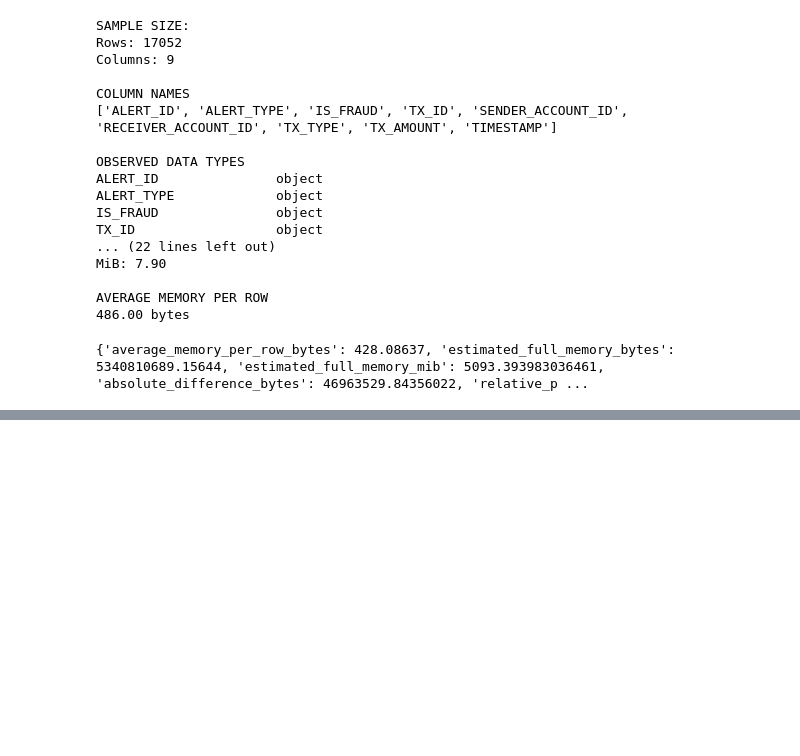
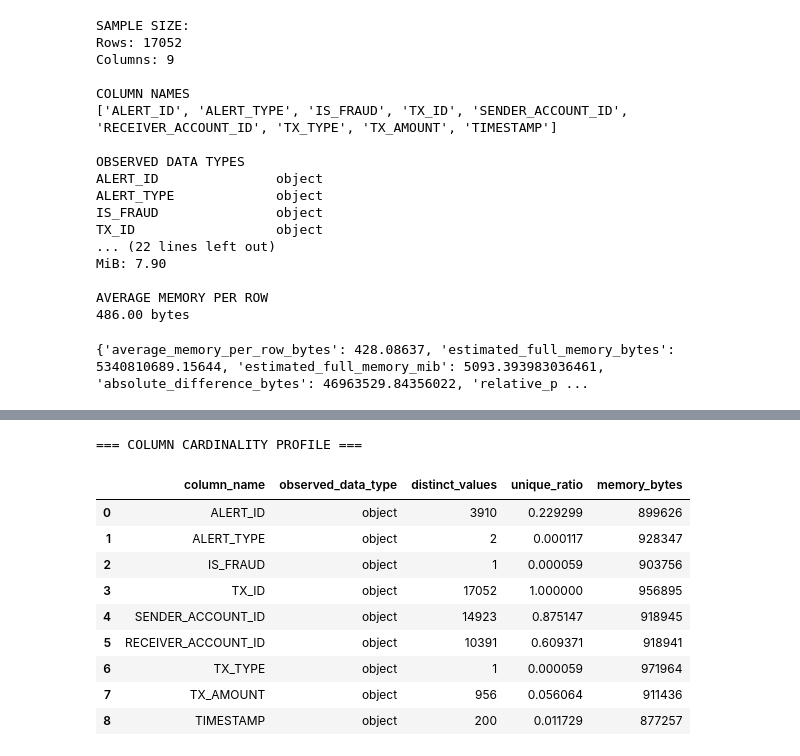
Before and after one commit to ankan-sxc/Coordinated-Fraud-Ring-Detection-Investigation, a Jupyter notebook: notebooks/02_AMLSim_Data_Engineering_moduleB.ipynb, the cells around one changed output, grey strips where cells are left out. Cells and saved outputs as stored; diff of their text form; code cells hidden in the pictures; blank space fills up the shorter version.

Commit message:
Done: Moudule B1.3.3 - Cardinality Inspection

```diff
--- a/notebooks/02_AMLSim_Data_Engineering_moduleB.ipynb
+++ b/notebooks/02_AMLSim_Data_Engineering_moduleB.ipynb
@@ -619,3 +619,42 @@ results = estimate_memory(
 print(results)
 # %% [output]
 {'average_memory_per_row_bytes': 428.08637, 'estimated_full_memory_bytes': 5340810689.15644, 'estimated_full_memory_mib': 5093.393983036461, 'absolute_difference_bytes': 46963529.84356022, 'relative_p ...
+# %%
+#B1.3.3 - Column-Level Cardinality and Memory Assessment
+import pandas as pd
+def cardinality_inspection(path_csv):
+    try:
+        df=pd.read_csv(path_csv,dtype=str,nrows=100_000,keep_default_na=False)
+        #handle empty sample
+        if df.empty:
+            print("No records find in the CSV file.")
+            return
+        sample_rows=len(df)
+        results=[]
+        for column in df.columns:
+            observed_data_type=df[column].dtype
+            distinct_values=df[column].nunique()
+            unique_ratio=distinct_values/sample_rows
+            memory_bytes=df[column].memory_usage(deep=True,index=False)
+            results.append({
+                'column_name':column,
+                'observed_data_type':observed_data_type,
+                'distinct_values':distinct_values,
+                'unique_ratio':unique_ratio,
+                'memory_bytes':memory_bytes
+            })
+        profile_df = pd.DataFrame(results)
+
+        print("\n=== COLUMN CARDINALITY PROFILE ===")
+
+
+        return profile_df
+
+    except FileNotFoundError:
+        print(f"File not found")
+
+    except pd.errors.EmptyDataError:
+        print("CSV file is empty.")
+
+    except Exception as e:
+        print(f"Error: {e}")
@@ -621,0 +690,16 @@ print(results)
+# %%
+#cardinality inspection alerts.csv
+path_csv=r"C:\Users\maiti\CAREER_HQ\09_PROJECTS_PORTFOLIO\Coordinated Fraud Ring Detection and Investigation\dataset\raw\100Kvertices-10Medges\alerts.csv"
+cardinality_inspection(path_csv)
+# %% [output]
+=== COLUMN CARDINALITY PROFILE ===
+|  | column_name | observed_data_type | distinct_values | unique_ratio | memory_bytes |
+| 0 | ALERT_ID | object | 3910 | 0.229299 | 899626 |
+| 1 | ALERT_TYPE | object | 2 | 0.000117 | 928347 |
+| 2 | IS_FRAUD | object | 1 | 0.000059 | 903756 |
+| 3 | TX_ID | object | 17052 | 1.000000 | 956895 |
+| 4 | SENDER_ACCOUNT_ID | object | 14923 | 0.875147 | 918945 |
+| 5 | RECEIVER_ACCOUNT_ID | object | 10391 | 0.609371 | 918941 |
+| 6 | TX_TYPE | object | 1 | 0.000059 | 971964 |
+| 7 | TX_AMOUNT | object | 956 | 0.056064 | 911436 |
+| 8 | TIMESTAMP | object | 200 | 0.011729 | 877257 |
```
Also changed, not shown: parts of 3 cells of this notebook.
